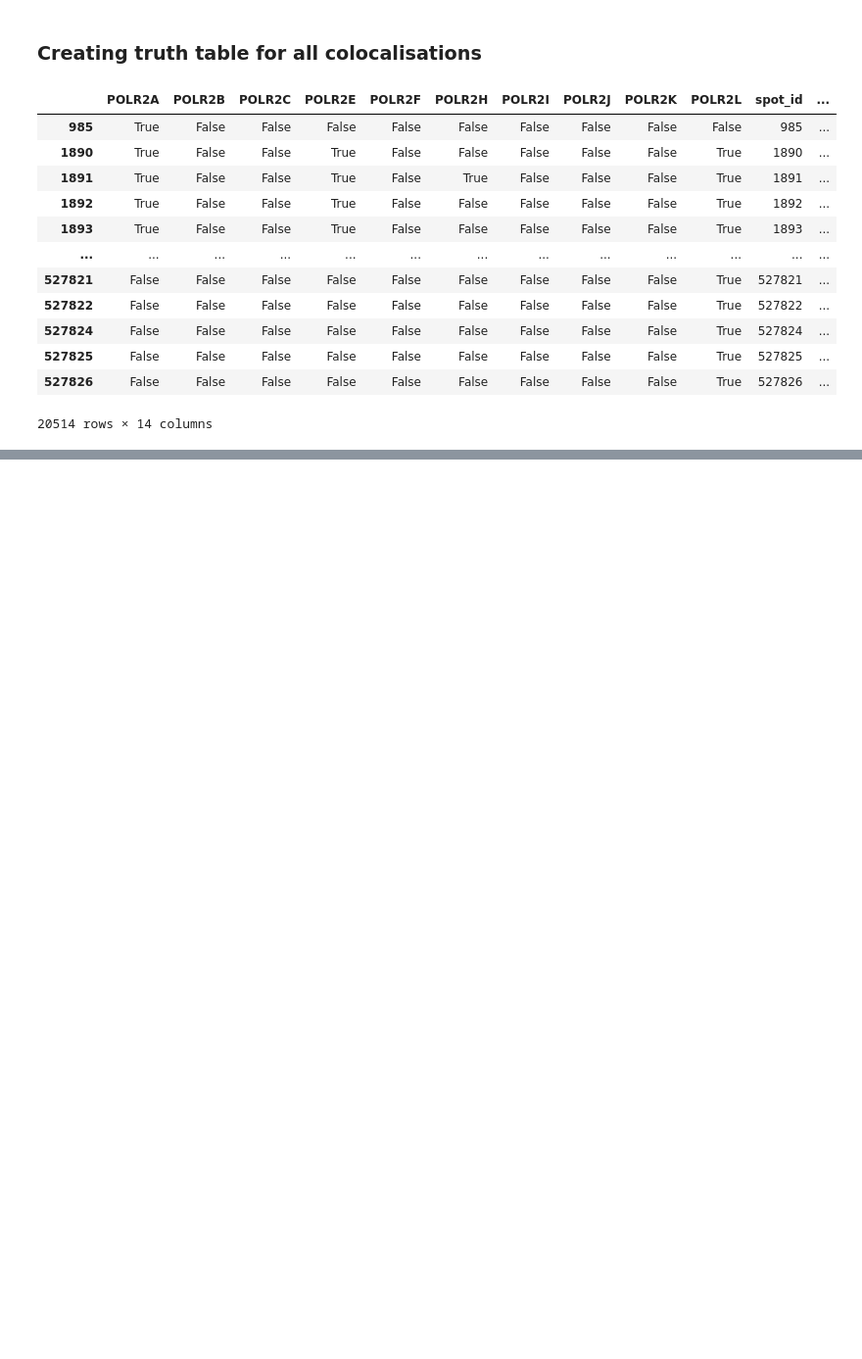
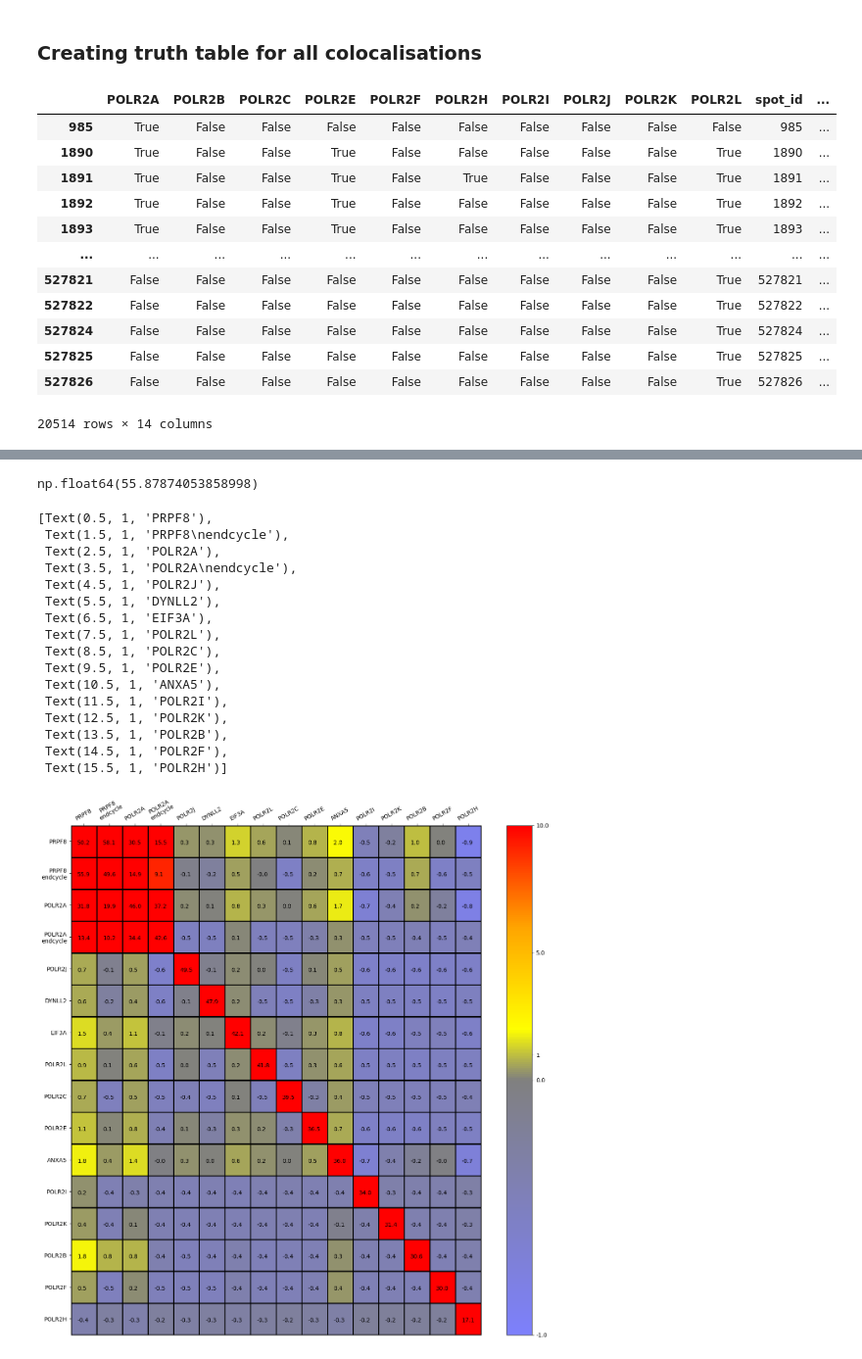
Before and after one commit to SlimaniF/Sequential_Fish, a Jupyter notebook: src/Sequential_Fish/analysis/testing_notebooks/graphs.ipynb, the cells around one changed output, grey strips where cells are left out. Shown at 98% size. Drawn from its saved outputs; the diff is of its cells as text; code cells hidden in the pictures; blank space fills up the shorter version.

```diff
--- a/src/Sequential_Fish/analysis/testing_notebooks/graphs.ipynb
+++ b/src/Sequential_Fish/analysis/testing_notebooks/graphs.ipynb
@@ -682,0 +800,7 @@ colocalisation_truth_df
+# %%
+cmap = score_color_scale(vmax=10)
+score_norm = TwoSlopeNorm(vmin=-1, vcenter=0, vmax=10,)
+cmap.set_bad('white')
+# %%
+data = data.loc[labels_ordered,labels_ordered]
+data
@@ -682,0 +826,32 @@ colocalisation_truth_df
+# %%
+data.iat[1,0]
+# %% [output]
+np.float64(55.87874053858998)
+# %%
+fig = plt.figure(figsize=(len(data),len(data)))
+ax = fig.gca()
+_plot_heatmap(data, vmin=-1, vmax=20, ax=ax, cmap=cmap, norm=score_norm)
+for i,j in product(range(len(order)), range(len(order))) :
+    ax.text(j+0.25,i+0.6, round(data.iat[i,j],1))
+
+yticklabels = ax.get_yticklabels()
+ax.set_yticklabels([lab.get_text().replace("_","\n") for lab in yticklabels])
+ax.set_xticklabels([lab.get_text().replace("_","\n") for lab in yticklabels])
+# %% [output]
+[Text(0.5, 1, 'PRPF8'),
+ Text(1.5, 1, 'PRPF8\nendcycle'),
+ Text(2.5, 1, 'POLR2A'),
+ Text(3.5, 1, 'POLR2A\nendcycle'),
+ Text(4.5, 1, 'POLR2J'),
+ Text(5.5, 1, 'DYNLL2'),
+ Text(6.5, 1, 'EIF3A'),
+ Text(7.5, 1, 'POLR2L'),
+ Text(8.5, 1, 'POLR2C'),
+ Text(9.5, 1, 'POLR2E'),
+ Text(10.5, 1, 'ANXA5'),
+ Text(11.5, 1, 'POLR2I'),
+ Text(12.5, 1, 'POLR2K'),
+ Text(13.5, 1, 'POLR2B'),
+ Text(14.5, 1, 'POLR2F'),
+ Text(15.5, 1, 'POLR2H')]
+[figure, added]
```
Also changed, not shown: parts of 14 cells of this notebook, 5 other files.
